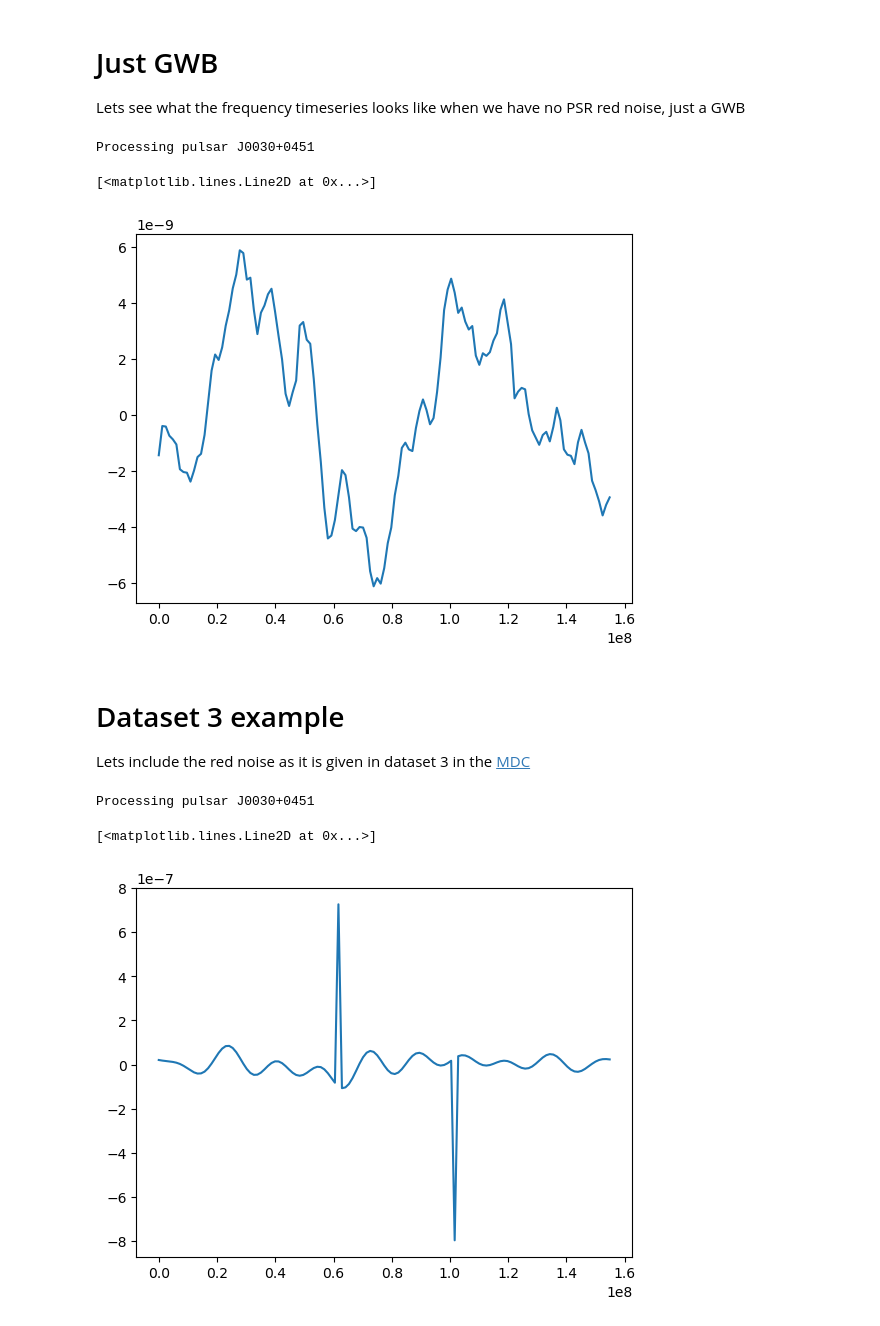
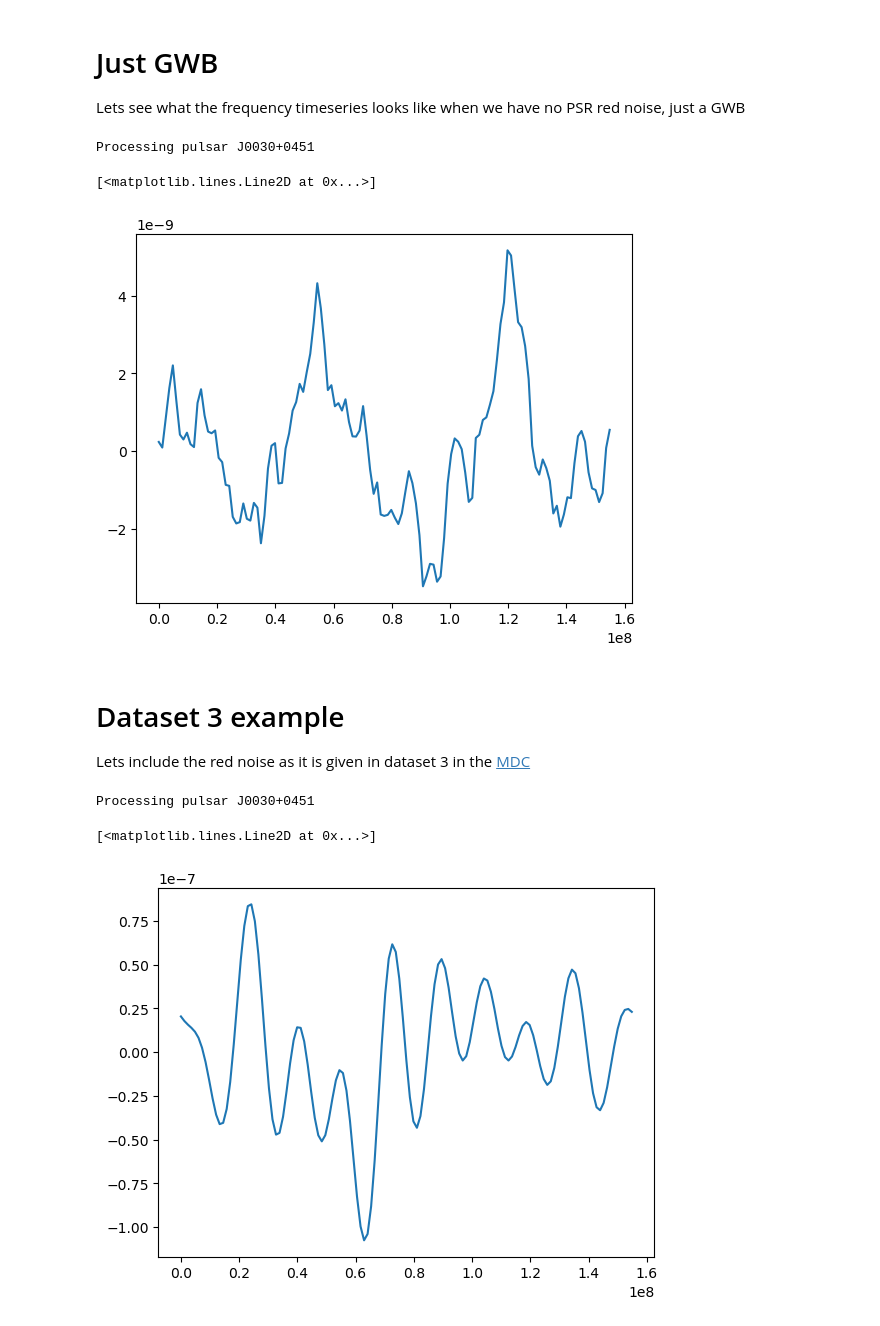
Before and after one commit to tomkimpson/PulsarMockData, a Jupyter notebook: notebooks/01.explore_how_to_generate_frequencies_via_residuals.ipynb, the cells around one changed output. Saved outputs shown, nothing was run; the diff lists cells and outputs as text; code cells hidden in the pictures.

Commit message:
implement Liam's pulse numbering solutoin to avoid discontinuities

```diff
--- a/notebooks/01.explore_how_to_generate_frequencies_via_residuals.ipynb
+++ b/notebooks/01.explore_how_to_generate_frequencies_via_residuals.ipynb
@@ -31,7 +29,7 @@ Again, lets look at how to generate some TOAs using our data files + `libstempo`
 import glob
 path_to_data = '../mdc/IPTA_Challenge1_open/Challenge_Data/Dataset1/'
 list_of_par_files = sorted(glob.glob(path_to_data+'/*.par'))
-list_of_tim_files = sorted(glob.glob(path_to_data+'/*.tim'))
+list_of_tim_files = sorted(glob.glob(path_to_data+'/*_pn.tim')) # we operate on tim files that have been modified to include pulse numbering
 assert len(list_of_par_files) == len(list_of_tim_files)
 # %%
 #Pick a particular pulsar
@@ -41,7 +39,7 @@ tim_file = list_of_tim_files[psr_idx]
 # %%
 #Generate a tempopulsar object
 psr = libstempo.tempopulsar(parfile=par_file,timfile=tim_file)
-
+psr['TRACK'].val = -2
 import libstempo.plot
 #Plot it
 libstempo.plot.plotres(psr)
@@ -200,13 +199,13 @@ gwb = toasim.GWB(ngw=int(1e3),
 psr_alpha = 4
 psr_amplitude = 0
 efac = 1
-t,f, F0,F1,DECJ,RAJ = process_pulsar_files(par_file,tim_file,noise_seed,gwb,psr_alpha,psr_amplitude,efac)
+t,f, F0,F1,DECJ,RAJ,_,_ = process_pulsar_files(par_file,tim_file,noise_seed,gwb,psr_alpha,psr_amplitude,efac)
 
 plt.plot(t,f)
 # %% [output]
 Processing pulsar J0030+0451
 [<matplotlib.lines.Line2D at 0x...>]
-[figure, old version]
+[figure, new version]
 # %% [markdown]
 # Dataset 3 example
 
@@ -214,17 +213,17 @@ Lets include the red noise as it is given in dataset 3 in the [MDC](https://web.
 # %%
 #par_file and tim_file defined above
 noise_seed = 10
 gwb = toasim.GWB(ngw=int(1e3),
                  seed=noise_seed,
                  gwAmp=1e-14,
                  alpha=-2/3)
 psr_alpha = 1.7
 psr_amplitude = np.sqrt(5.77e-22*12*np.pi**2) # from how the amplitude is defined in libstepo. https://github.com/vallis/libstempo/blob/master/libstempo/toasim.py#L298
 efac = 1.0
-t,f, F0,F1,DECJ,RAJ = process_pulsar_files(par_file,tim_file,noise_seed,gwb,psr_alpha,psr_amplitude,efac)
+t,f, F0,F1,DECJ,RAJ,residuals,pets = process_pulsar_files(par_file,tim_file,noise_seed,gwb,psr_alpha,psr_amplitude,efac)
 
 plt.plot(t,f)
 # %% [output]
 Processing pulsar J0030+0451
 [<matplotlib.lines.Line2D at 0x...>]
-[figure, old version]
+[figure, new version]
```
Also changed, not shown: parts of 9 cells of this notebook, 48 other files.
